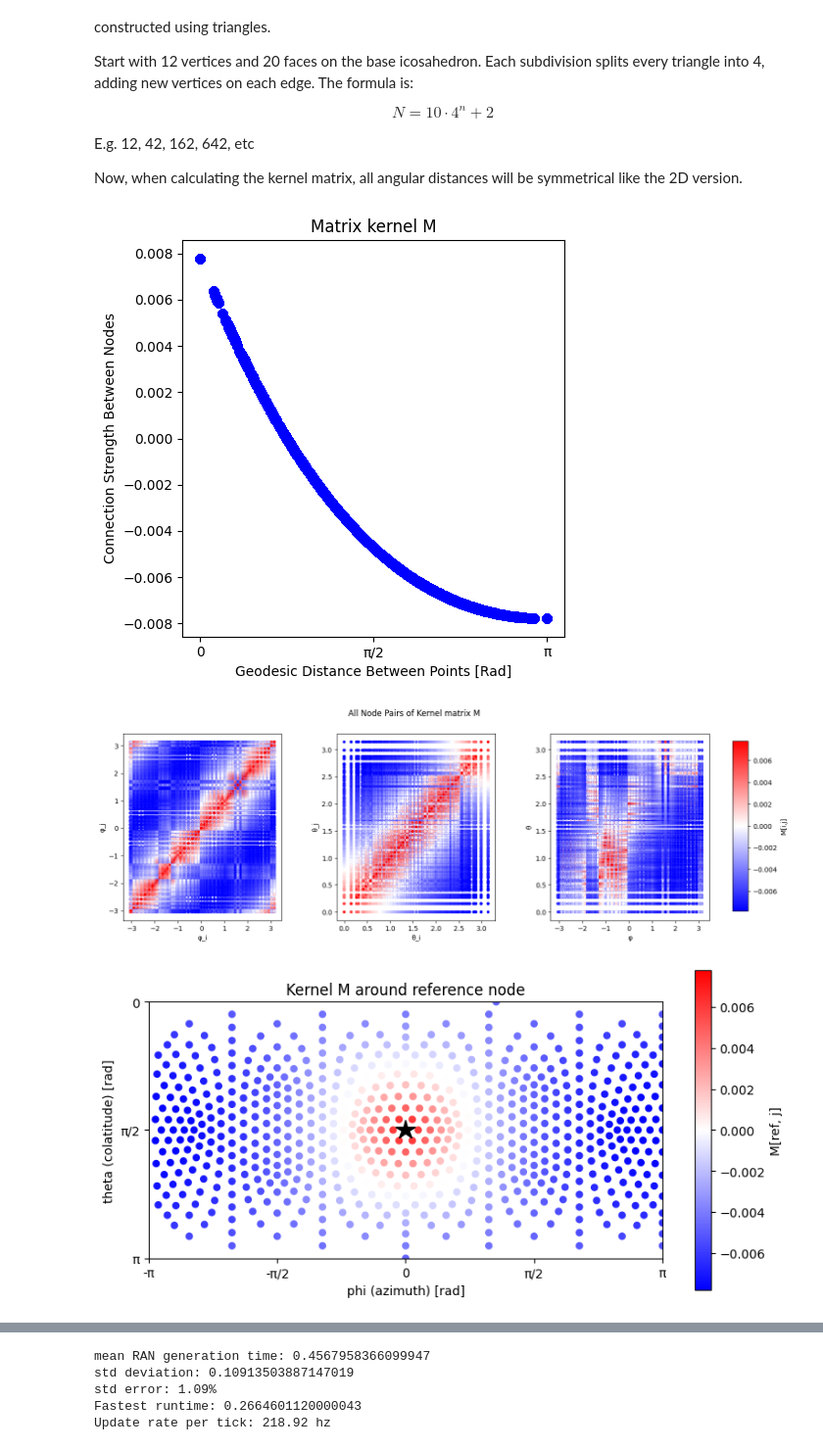
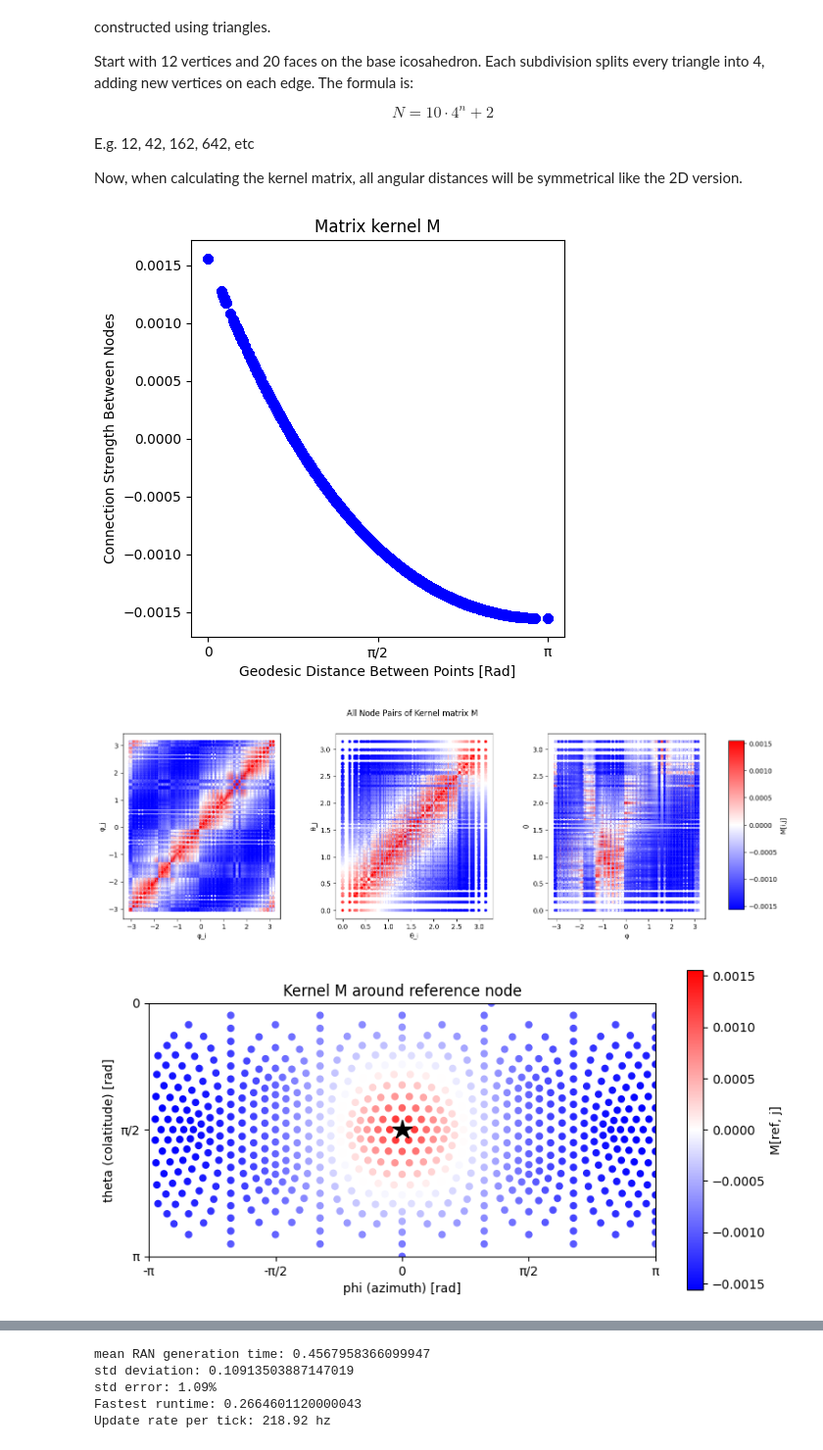
Before and after one commit to noah-ginzburg/RANController, a Jupyter notebook: RAN/mean_field_model_3d.ipynb, the cells around one changed output, grey strips where cells are left out. Shown at 98% size. Drawn from its saved outputs; the diff is of its cells as text; code cells hidden in the pictures.

```diff
--- a/RAN/mean_field_model_3d.ipynb
+++ b/RAN/mean_field_model_3d.ipynb
@@ -224,7 +224,7 @@ def plot_kernel_one_node(ref_phi, ref_theta, sphere_nodes, M):
 # %%
 #RAN Functions, all assume polar coordinates
 
-def genetate_connection_matrix(sphere_points, J0, J, v_val):
+def genetate_connection_matrix(sphere_points, v_val):
     num_nodes = len(sphere_points)
     M = np.zeros((num_nodes, num_nodes))
     alphas = np.zeros((num_nodes, num_nodes))
@@ -232,12 +232,11 @@ def genetate_connection_matrix(sphere_points, J0, J, v_val):
     for i in range(num_nodes):
         for j in range(num_nodes):
             alphas[i, j] = geodesic_distance(sphere_points[i], sphere_points[j])
-            #M[i, j] = J0 + J*np.cos(alphas[i,j])
-            M[i, j] = J0 + J * np.cos(np.pi * np.power((alphas[i,j]/np.pi), v_val)) * (1/num_nodes)
+            M[i, j] = np.cos(np.pi * np.power((alphas[i,j]/np.pi), v_val)) * (1/num_nodes)
 
 
     return alphas, M
-_
+
 def generate_sensory_input(sphere_points, targets, kappa):
     num_nodes = len(sphere_points)
     b = np.zeros(num_nodes)
@@ -357,24 +355,24 @@ target2 = [2.0, (-np.pi), np.pi/2, 20.0]   #distance, phi, theta, quality
 targets = [target1, target2]
 # %%
 # Node positions and connectivity
-alphas, M = genetate_connection_matrix(nodes, 0, J, v)
+alphas, M = genetate_connection_matrix(nodes, v)
 
 fig, ax = plt.subplots(figsize=(5, 5))
 ax.scatter(alphas, M, color='blue')
 ax.set_xticks([0, np.pi/2, np.pi])
 ax.set_xticklabels(['0', 'π/2', 'π'])
 ax.set_title(f'Matrix kernel M')
 ax.set_xlabel(f'Geodesic Distance Between Points [Rad]')
 ax.set_ylabel(f'Connection Strength Between Nodes')
 plt.tight_layout()
 plt.show()
 
 plot_kernel_3panel(nodes, M)
 plot_kernel_one_node(0.0, 0.0, nodes, M)
 # %% [output]
-[figure, old version]
+[figure, new version]
-[figure, old version]
+[figure, new version]
-[figure, old version]
+[figure, new version]
 # %%
 u_crit = 1/(max_abs_eigenvalue(M) * np.power((1/np.cosh(beta)),2))
 u_crit = round(u_crit, 3)
```
Also changed, not shown: parts of 7 cells of this notebook, 4 other files.
